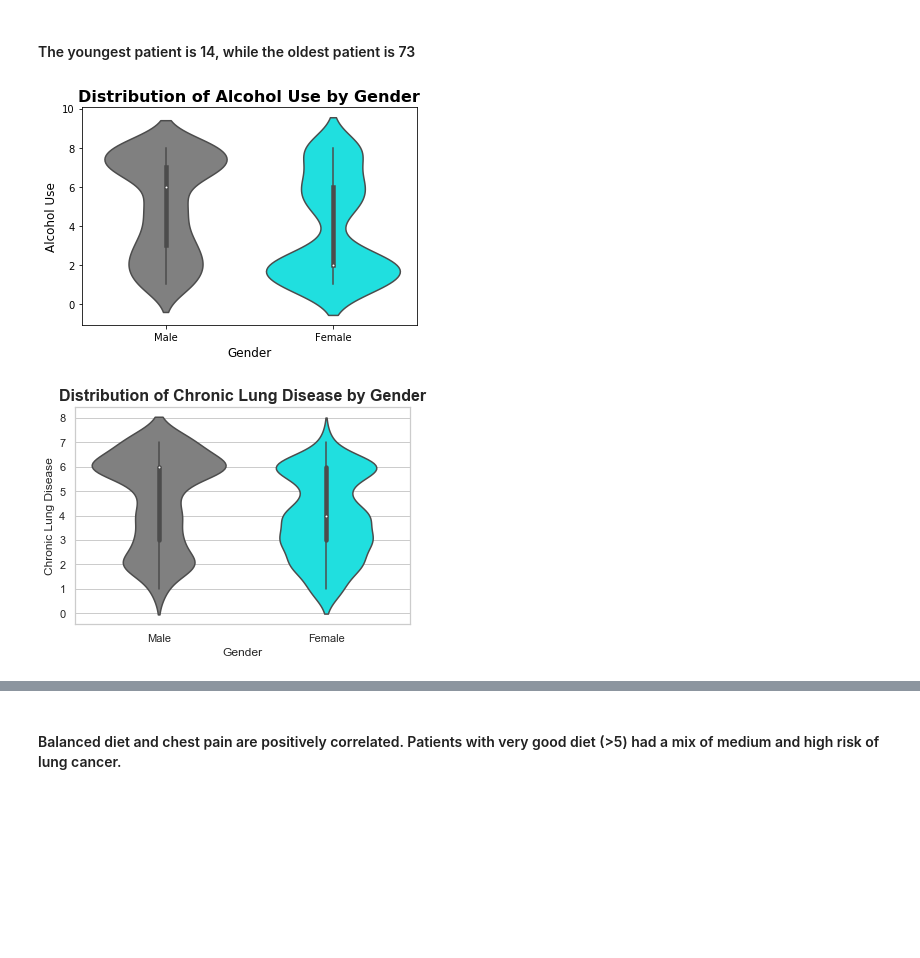
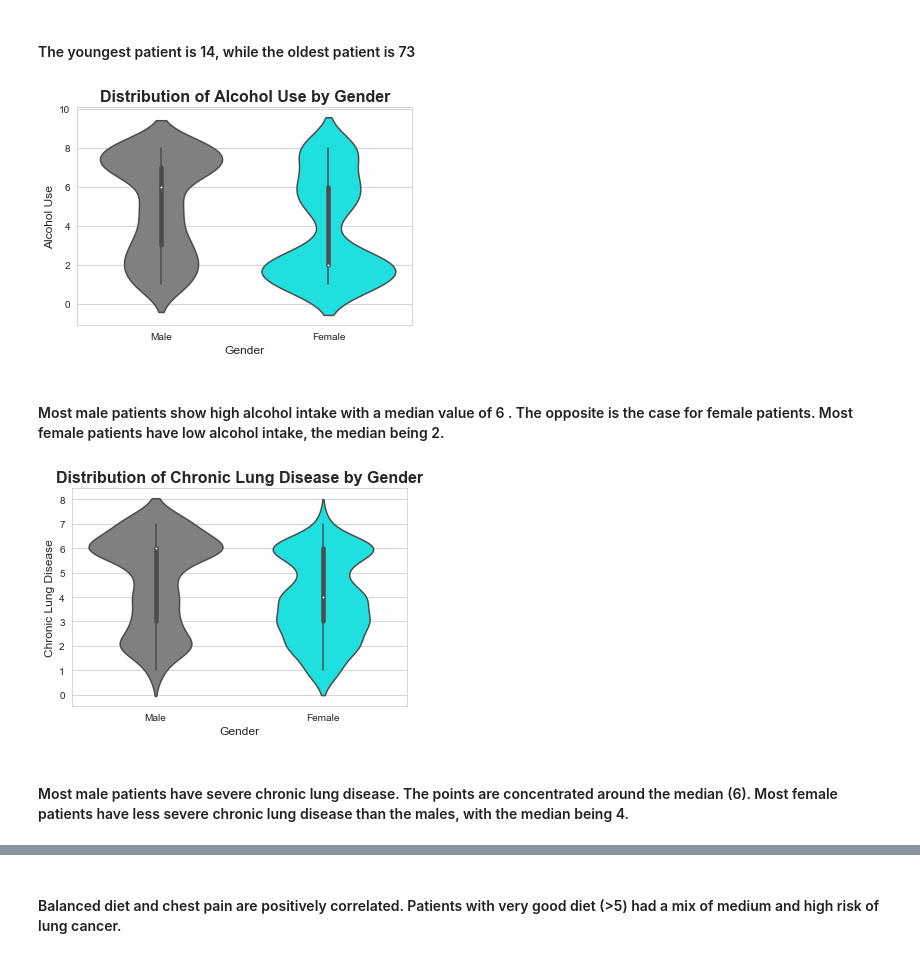
Before and after one commit to Lehita/PROJECTS, a Jupyter notebook: Lung Cancer Risk Prediction/Lung Cancer Project.ipynb, the cells around one changed output, grey strips where cells are left out. Drawn from its saved outputs; the diff is of its cells as text; code cells hidden in the pictures; blank space fills up the shorter version.

Commit message:
Edited lung cancer notebook

```diff
--- a/Lung Cancer Risk Prediction/Lung Cancer Project.ipynb
+++ b/Lung Cancer Risk Prediction/Lung Cancer Project.ipynb
@@ -1,6 +1,8 @@
 # %%
+#importing required libraries
 import pandas as pd
 import numpy as np
 import matplotlib.pyplot as plt
 import seaborn as sns
+sns.set_style("whitegrid")
 # %%
@@ -192,20 +209,23 @@ Name: Age, Length: 1000, dtype: int64
 # %% [markdown]
 #### The youngest patient is 14, while the oldest patient is 73
 # %%
-sns.violinplot(data=data,x="Gender",y="Alcohol use",palette=['gray','cyan'])
+sns.violinplot(data=data,x="Gender",y="Alcohol_use",palette=['gray','cyan'])
 plt.title("Distribution of Alcohol Use by Gender",fontsize=16,fontweight='bold')
 plt.xlabel("Gender",fontsize=12)
 plt.ylabel("Alcohol Use",fontsize=12)
 plt.show()
 # %% [output]
-[figure, old version]
+[figure, new version]
+# %% [markdown]
+#### Most male patients show high alcohol intake with a median value of 6 . The opposite is the case for female patients. Most female patients have low alcohol intake, the median being 2.
 # %%
-sns.set(style="whitegrid")
-sns.violinplot(data=data,x="Gender",y="Chronic lung disease",palette=['gray','cyan'])
+sns.violinplot(data=data,x="Gender",y="Chronic_lung_disease",palette=['gray','cyan'])
 plt.title("Distribution of Chronic Lung Disease by Gender",fontsize=16,fontweight='bold')
 plt.xlabel("Gender",fontsize=12)
 plt.ylabel("Chronic Lung Disease",fontsize=12)
 plt.show()
 # %% [output]
-[figure, old version]
+[figure, new version]
+# %% [markdown]
+#### Most male patients have severe chronic lung disease. The points are concentrated around the median (6). Most female patients have less severe chronic lung disease than the males, with the median being 4.
 # %%
```
Also changed, not shown: parts of 62 cells of this notebook.
